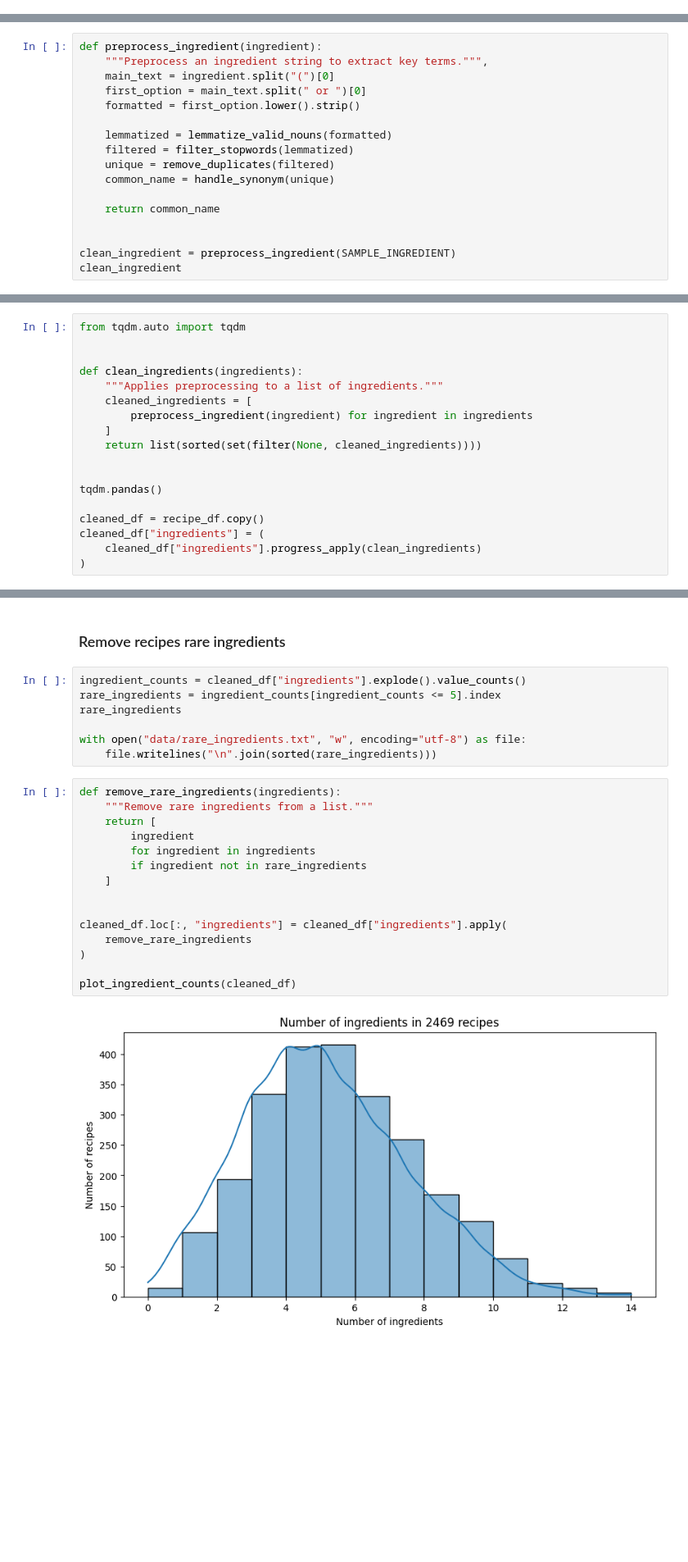
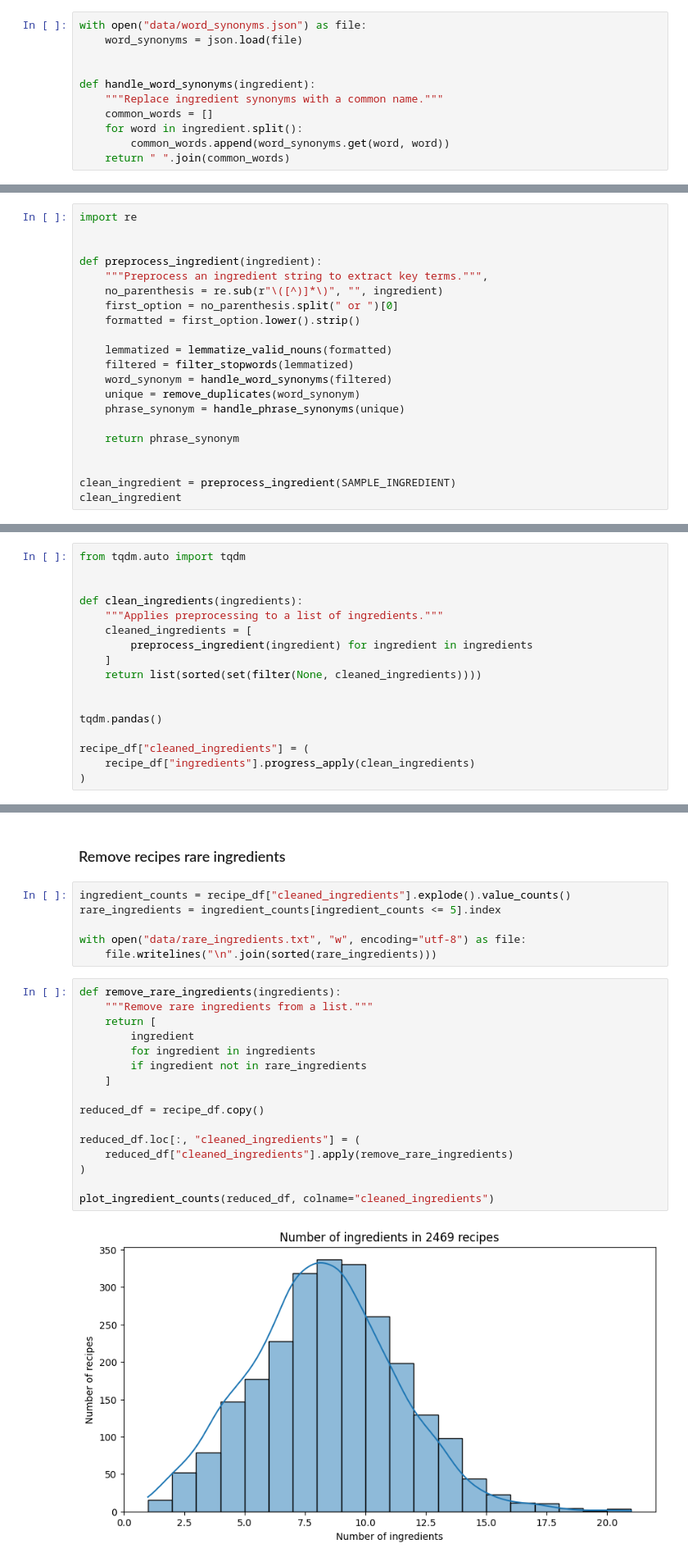
Before and after one commit to rixmape/panlasang-pinoy-clustering, a Jupyter notebook: panlasang-pinoy.ipynb, the cells around one changed output, grey strips where cells are left out. Shown at 82% size. Cells and saved outputs as stored; diff of their text form; blank space fills up the shorter version.

```diff
--- a/panlasang-pinoy.ipynb
+++ b/panlasang-pinoy.ipynb
@@ -268,18 +267,33 @@ tofu    tofu     VERB   VB     ROOT   True
+# %%
+with open("data/word_synonyms.json") as file:
+    word_synonyms = json.load(file)
+
+
+def handle_word_synonyms(ingredient):
+    """Replace ingredient synonyms with a common name."""
+    common_words = []
+    for word in ingredient.split():
+        common_words.append(word_synonyms.get(word, word))
+    return " ".join(common_words)
 # %% [markdown]
 ### Define the entire preprocessing pipeline
 # %%
+import re
+
+
 def preprocess_ingredient(ingredient):
     """Preprocess an ingredient string to extract key terms.""",
-    main_text = ingredient.split("(")[0]
-    first_option = main_text.split(" or ")[0]
+    no_parenthesis = re.sub(r"\([^)]*\)", "", ingredient)
+    first_option = no_parenthesis.split(" or ")[0]
     formatted = first_option.lower().strip()
 
     lemmatized = lemmatize_valid_nouns(formatted)
     filtered = filter_stopwords(lemmatized)
-    unique = remove_duplicates(filtered)
-    common_name = handle_synonym(unique)
+    word_synonym = handle_word_synonyms(filtered)
+    unique = remove_duplicates(word_synonym)
+    phrase_synonym = handle_phrase_synonyms(unique)
 
-    return common_name
+    return phrase_synonym
 
 
 clean_ingredient = preprocess_ingredient(SAMPLE_INGREDIENT)
@@ -302,7 +316,6 @@ def clean_ingredients(ingredients):
 
 tqdm.pandas()
 
-cleaned_df = recipe_df.copy()
-cleaned_df["ingredients"] = (
-    cleaned_df["ingredients"].progress_apply(clean_ingredients)
+recipe_df["cleaned_ingredients"] = (
+    recipe_df["ingredients"].progress_apply(clean_ingredients)
 )
@@ -319,26 +360,26 @@ plot_ingredient_frequencies(cleaned_df)
 # %% [markdown]
 ### Remove recipes rare ingredients
 # %%
-ingredient_counts = cleaned_df["ingredients"].explode().value_counts()
+ingredient_counts = recipe_df["cleaned_ingredients"].explode().value_counts()
 rare_ingredients = ingredient_counts[ingredient_counts <= 5].index
-rare_ingredients
 
 with open("data/rare_ingredients.txt", "w", encoding="utf-8") as file:
     file.writelines("\n".join(sorted(rare_ingredients)))
 # %%
 def remove_rare_ingredients(ingredients):
     """Remove rare ingredients from a list."""
     return [
         ingredient
         for ingredient in ingredients
         if ingredient not in rare_ingredients
     ]
 
+reduced_df = recipe_df.copy()
 
-cleaned_df.loc[:, "ingredients"] = cleaned_df["ingredients"].apply(
-    remove_rare_ingredients
+reduced_df.loc[:, "cleaned_ingredients"] = (
+    reduced_df["cleaned_ingredients"].apply(remove_rare_ingredients)
 )
 
-plot_ingredient_counts(cleaned_df)
+plot_ingredient_counts(reduced_df, colname="cleaned_ingredients")
 # %% [output]
-[figure, old version]
+[figure, new version]
```
Also changed, not shown: parts of 30 cells of this notebook, 7 other files.
